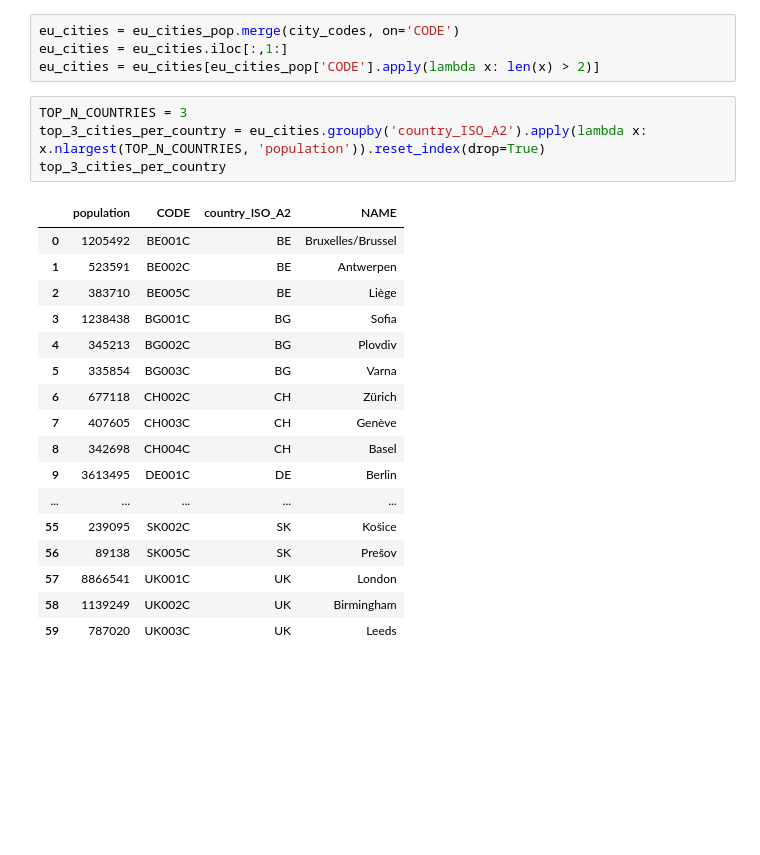
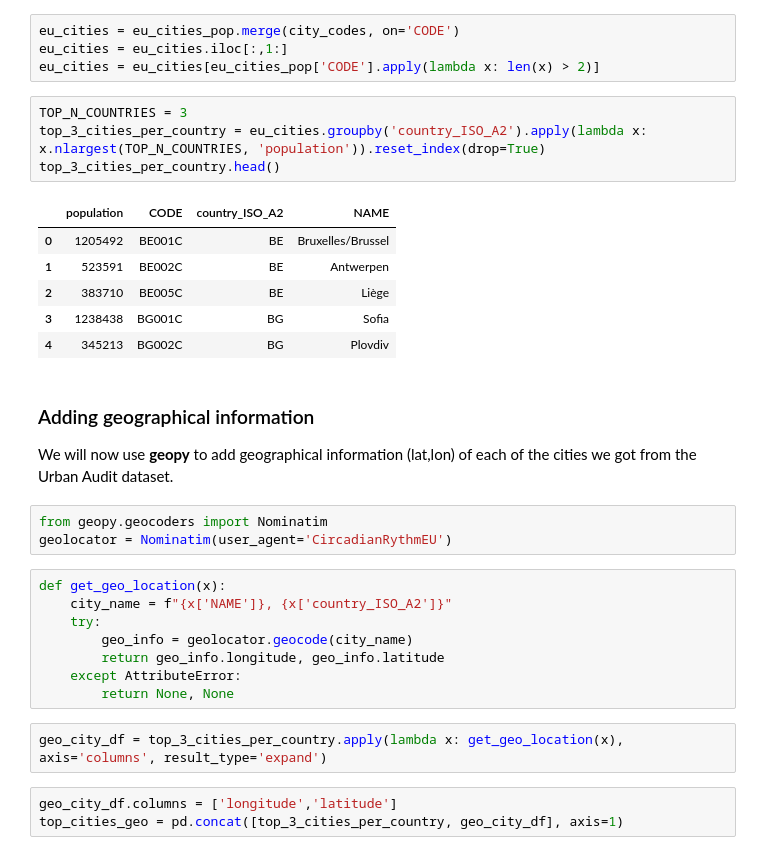
Before and after one commit to pvonderlind/CircadianRythmEU, a Jupyter notebook: circadian_rythm_exploration.ipynb, the cells around one changed output. Drawn from its saved outputs; the diff is of its cells as text; blank space fills up the shorter version.

Commit message:
Add longitude and latitude to top 3 cities per EU country with geopy

```diff
--- a/circadian_rythm_exploration.ipynb
+++ b/circadian_rythm_exploration.ipynb
@@ -217,22 +217,31 @@ eu_cities = eu_cities[eu_cities_pop['CODE'].apply(lambda x: len(x) > 2)]
 # %%
 TOP_N_COUNTRIES = 3
 top_3_cities_per_country = eu_cities.groupby('country_ISO_A2').apply(lambda x: x.nlargest(TOP_N_COUNTRIES, 'population')).reset_index(drop=True)
-top_3_cities_per_country
+top_3_cities_per_country.head()
 # %% [output]
 |  | population | CODE | country_ISO_A2 | NAME |
 | 0 | 1205492 | BE001C | BE | Bruxelles/Brussel |
 | 1 | 523591 | BE002C | BE | Antwerpen |
 | 2 | 383710 | BE005C | BE | Liège |
 | 3 | 1238438 | BG001C | BG | Sofia |
 | 4 | 345213 | BG002C | BG | Plovdiv |
-| 5 | 335854 | BG003C | BG | Varna |
-| 6 | 677118 | CH002C | CH | Zürich |
-| 7 | 407605 | CH003C | CH | Genève |
-| 8 | 342698 | CH004C | CH | Basel |
-| 9 | 3613495 | DE001C | DE | Berlin |
-| ... | ... | ... | ... | ... |
-| 55 | 239095 | SK002C | SK | Košice |
-| 56 | 89138 | SK005C | SK | Prešov |
-| 57 | 8866541 | UK001C | UK | London |
-| 58 | 1139249 | UK002C | UK | Birmingham |
-| 59 | 787020 | UK003C | UK | Leeds |
+# %% [markdown]
+### Adding geographical information
+We will now use **geopy** to add geographical information (lat,lon) of
+each of the cities we got from the Urban Audit dataset.
+# %%
+from geopy.geocoders import Nominatim
+geolocator = Nominatim(user_agent='CircadianRythmEU')
+# %%
+def get_geo_location(x):
+    city_name = f"{x['NAME']}, {x['country_ISO_A2']}"
+    try:
+        geo_info = geolocator.geocode(city_name)
+        return geo_info.longitude, geo_info.latitude
+    except AttributeError:
+        return None, None
+# %%
+geo_city_df = top_3_cities_per_country.apply(lambda x: get_geo_location(x), axis='columns', result_type='expand')
+# %%
+geo_city_df.columns = ['longitude','latitude']
+top_cities_geo = pd.concat([top_3_cities_per_country, geo_city_df], axis=1)
```
Also changed, not shown: parts of 3 cells of this notebook.
